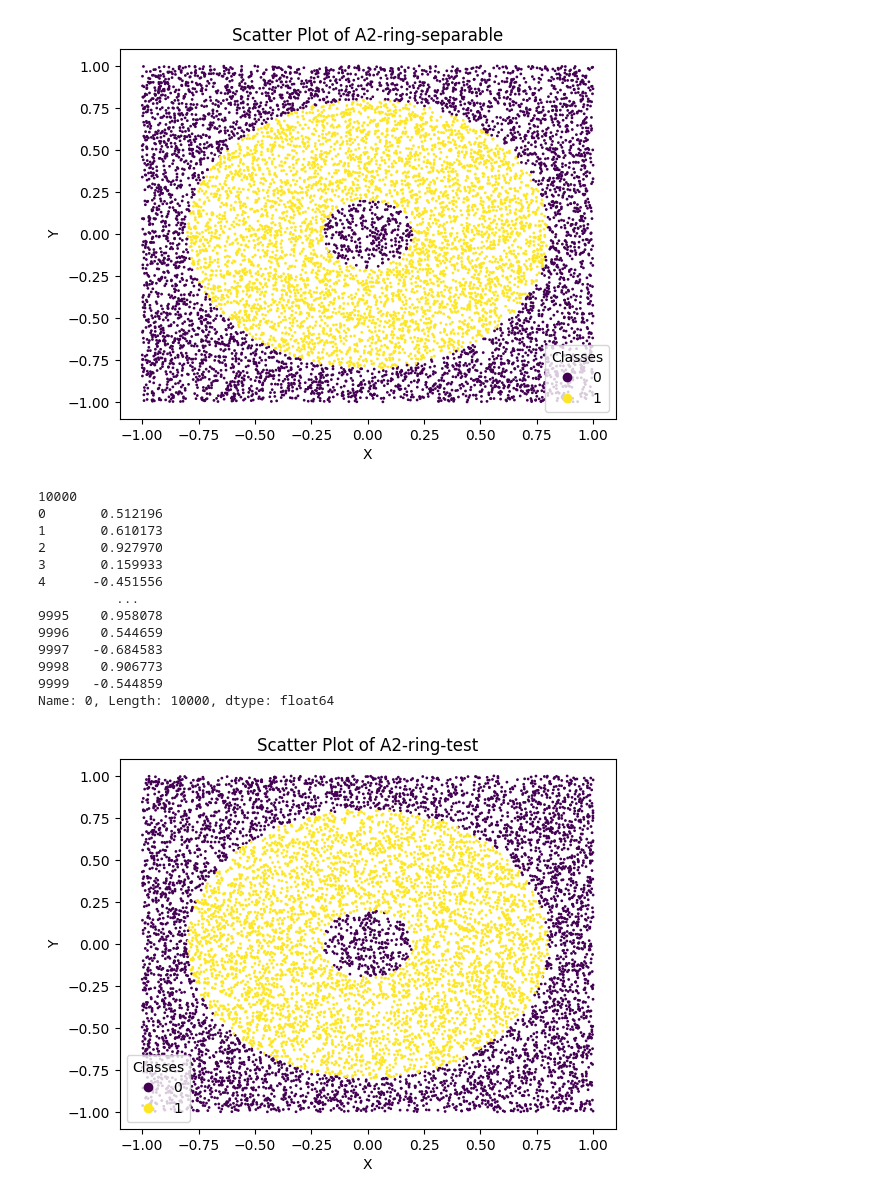
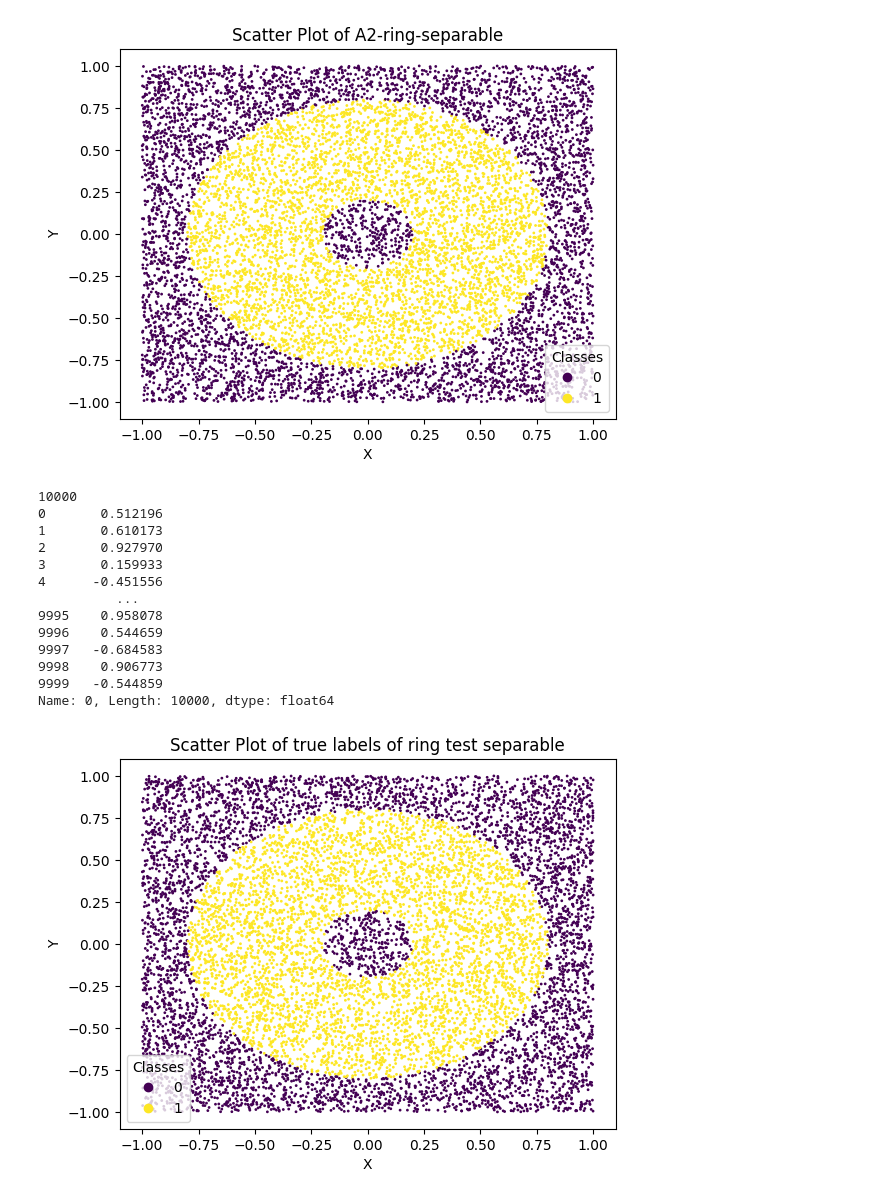
Before and after one commit to YoussefEzz/Classification-SVM-BP-and-LR, a Jupyter notebook: Ring_Datasets.ipynb, the cells around one changed output. Saved outputs shown, nothing was run; the diff lists cells and outputs as text; code cells hidden in the pictures.

```diff
--- a/Ring_Datasets.ipynb
+++ b/Ring_Datasets.ipynb
@@ -94,45 +76,34 @@ Name: 0, Length: 10000, dtype: float64
 #read the information of A2-ring-test.txt and load it into a dataframe to plot it
 import pandas as pd
 import numpy as np
-import matplotlib.pyplot as plt
 
 #read A2 ring test data
 df_test = pd.read_csv('Data/A2-ring/A2-ring-test.txt', sep='\t', header=None)
 print(df_test.shape[0])
 print(df_test[df_test.columns[0]])
 
 #read two input(features) columns
 x = df_test[df_test.columns[0]]
 y = df_test[df_test.columns[1]]
 
 #read one output(class) column
 output = df_test[df_test.columns[2]]
 sizes = np.full((1, df_test.shape[0]), 1)
 
-# Create a scatter plot using Matplotlib
-scatter = plt.scatter(x, y, c=output, s=sizes)
-
-# Set labels and title
-plt.xlabel('X')
-plt.ylabel('Y')
-plt.title('Scatter Plot of A2-ring-test')
-
-# Create a legend using the scatter points and class labels
-legend = plt.legend(*scatter.legend_elements(), title='Classes')
-# Display the plot
-plt.show()
+# scatter plot of A2-ring-test
+scatter_plot.scatter_plot(x, y, output, sizes, 'Scatter Plot of true labels of ring test separable')
 # %% [output]
 10000
 0       0.512196
 1       0.610173
 2       0.927970
 3       0.159933
 4      -0.451556
           ...
 9995    0.958078
 9996    0.544659
 9997   -0.684583
 9998    0.906773
 9999   -0.544859
 Name: 0, Length: 10000, dtype: float64
-[figure, old version]
+[figure, new version]
```
Also changed, not shown: parts of 2 cells of this notebook, 4 other files.
